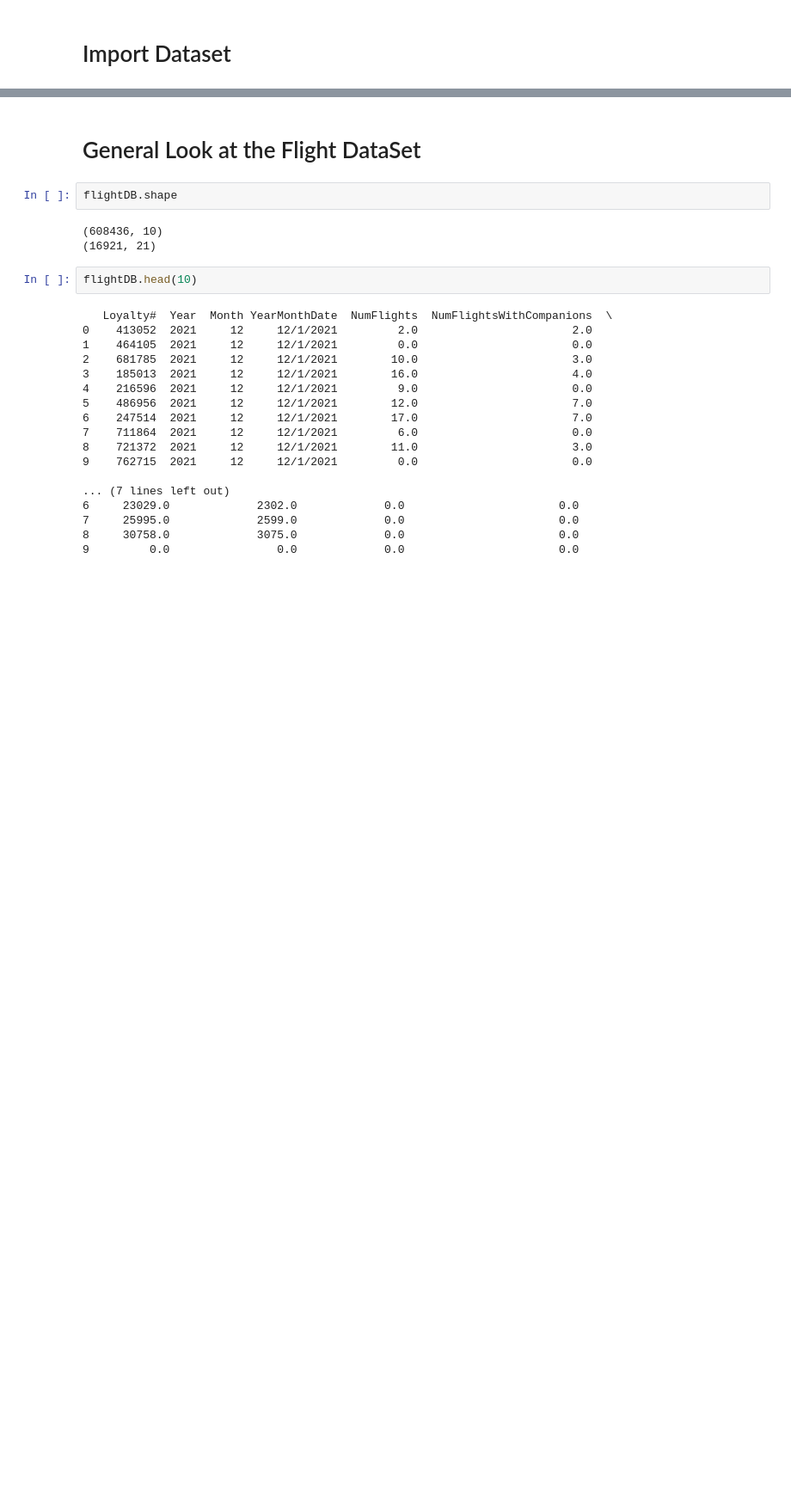
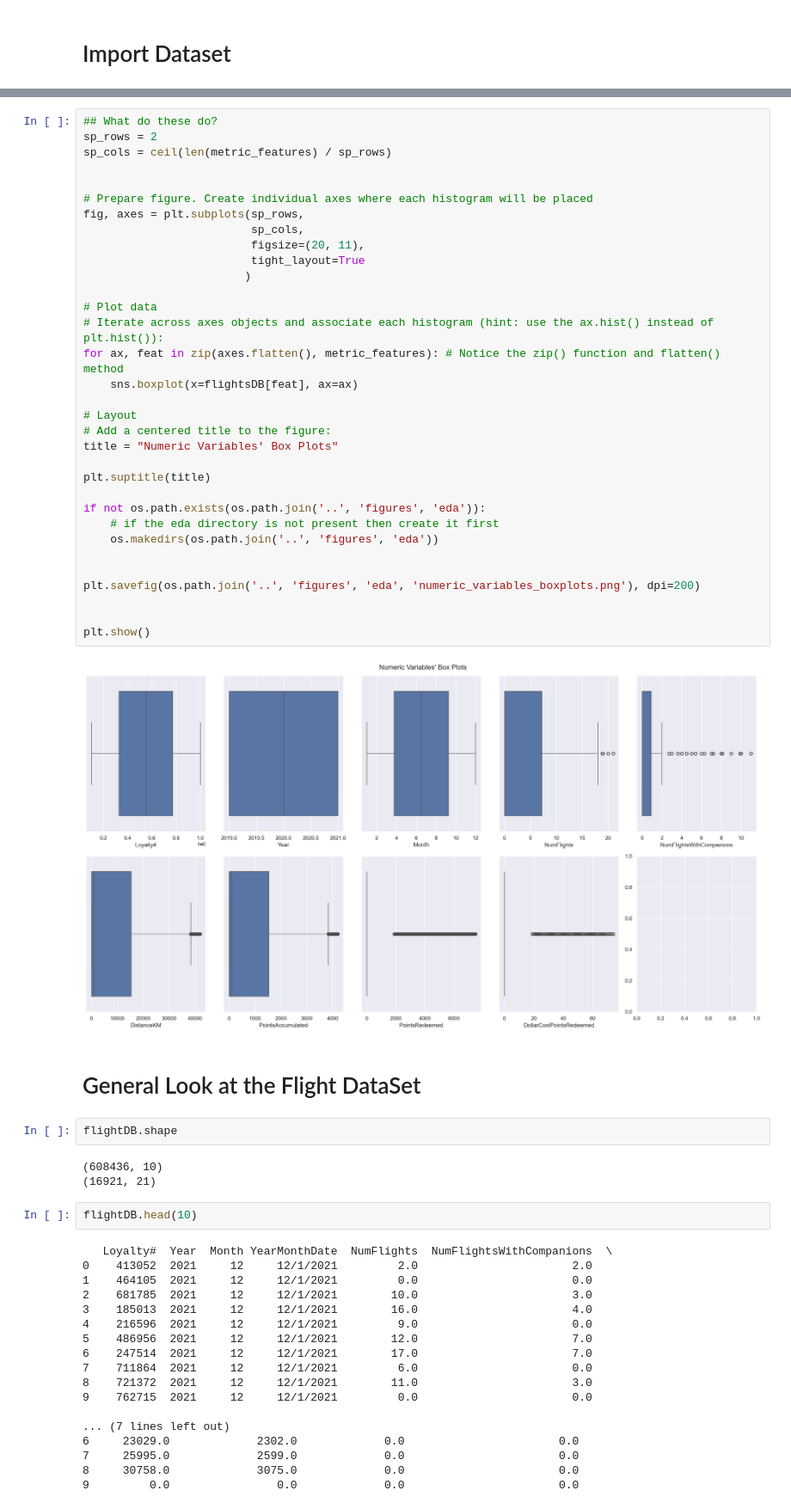
Before and after one commit to lourenco500/Data-Mining-Project, a Jupyter notebook: Deliverable_1.ipynb, the cells around one changed output, grey strips where cells are left out. Shown: that part at 86% size. Saved outputs shown, nothing was run; the diff lists cells and outputs as text; blank space fills up the shorter version.

```diff
--- a/Deliverable_1.ipynb
+++ b/Deliverable_1.ipynb
@@ -24,3 +141,38 @@ customerDB = pd.read_csv('DM_AIAI_CustomerDB.csv', sep = ",")
+# %%
+## What do these do?
+sp_rows = 2
+sp_cols = ceil(len(metric_features) / sp_rows)
+
+
+# Prepare figure. Create individual axes where each histogram will be placed
+fig, axes = plt.subplots(sp_rows,
+                         sp_cols,
+                         figsize=(20, 11),
+                         tight_layout=True
+                        )
+
+# Plot data
+# Iterate across axes objects and associate each histogram (hint: use the ax.hist() instead of plt.hist()):
+for ax, feat in zip(axes.flatten(), metric_features): # Notice the zip() function and flatten() method
+    sns.boxplot(x=flightsDB[feat], ax=ax)
+
+# Layout
+# Add a centered title to the figure:
+title = "Numeric Variables' Box Plots"
+
+plt.suptitle(title)
+
+if not os.path.exists(os.path.join('..', 'figures', 'eda')):
+    # if the eda directory is not present then create it first
+    os.makedirs(os.path.join('..', 'figures', 'eda'))
+
+
+plt.savefig(os.path.join('..', 'figures', 'eda', 'numeric_variables_boxplots.png'), dpi=200)
+
+
+plt.show()
+# %% [output]
+[figure, added]
 # %% [markdown]
 # General Look at the Flight DataSet
 # %%
```
Also changed, not shown: parts of 11 cells of this notebook.
